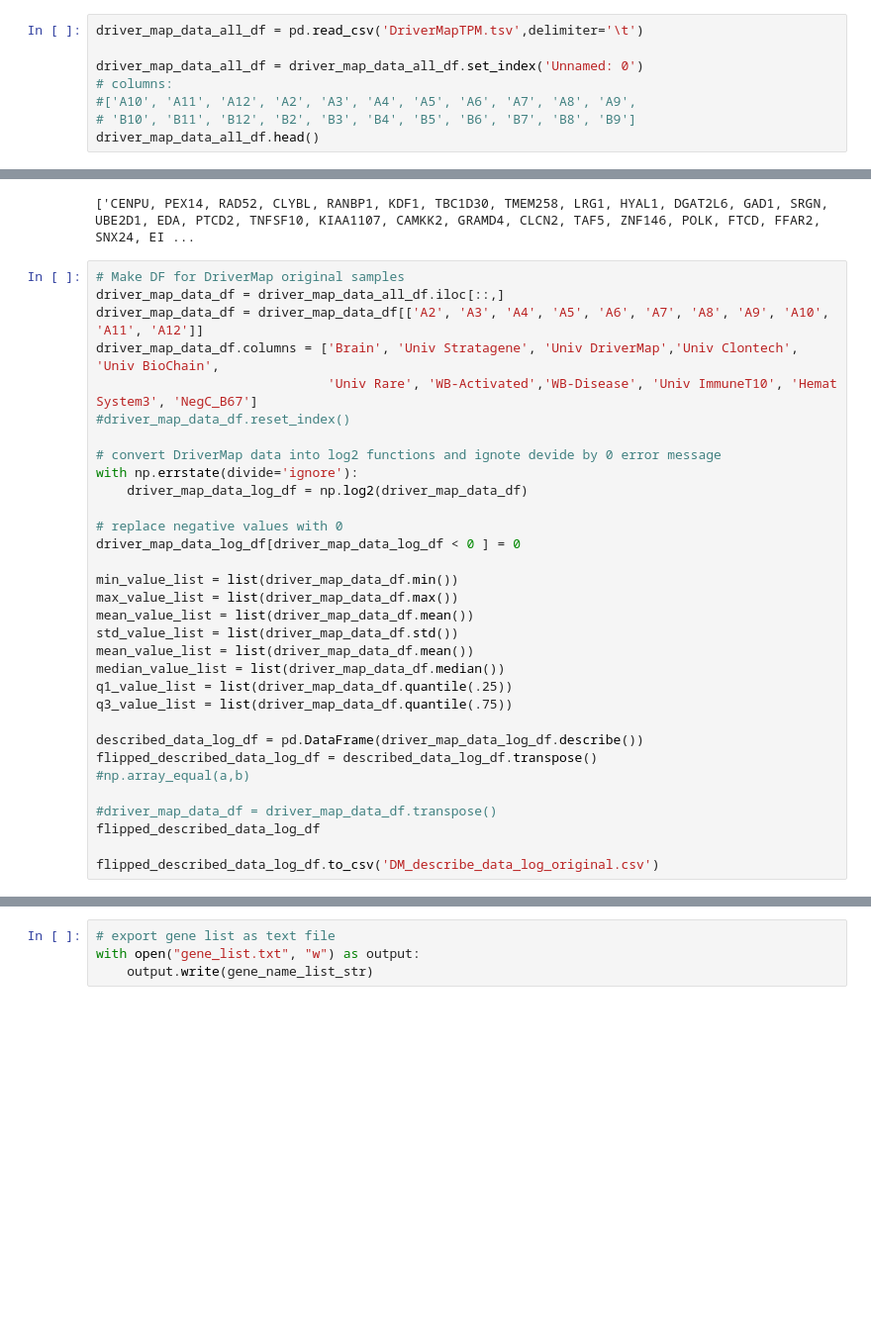
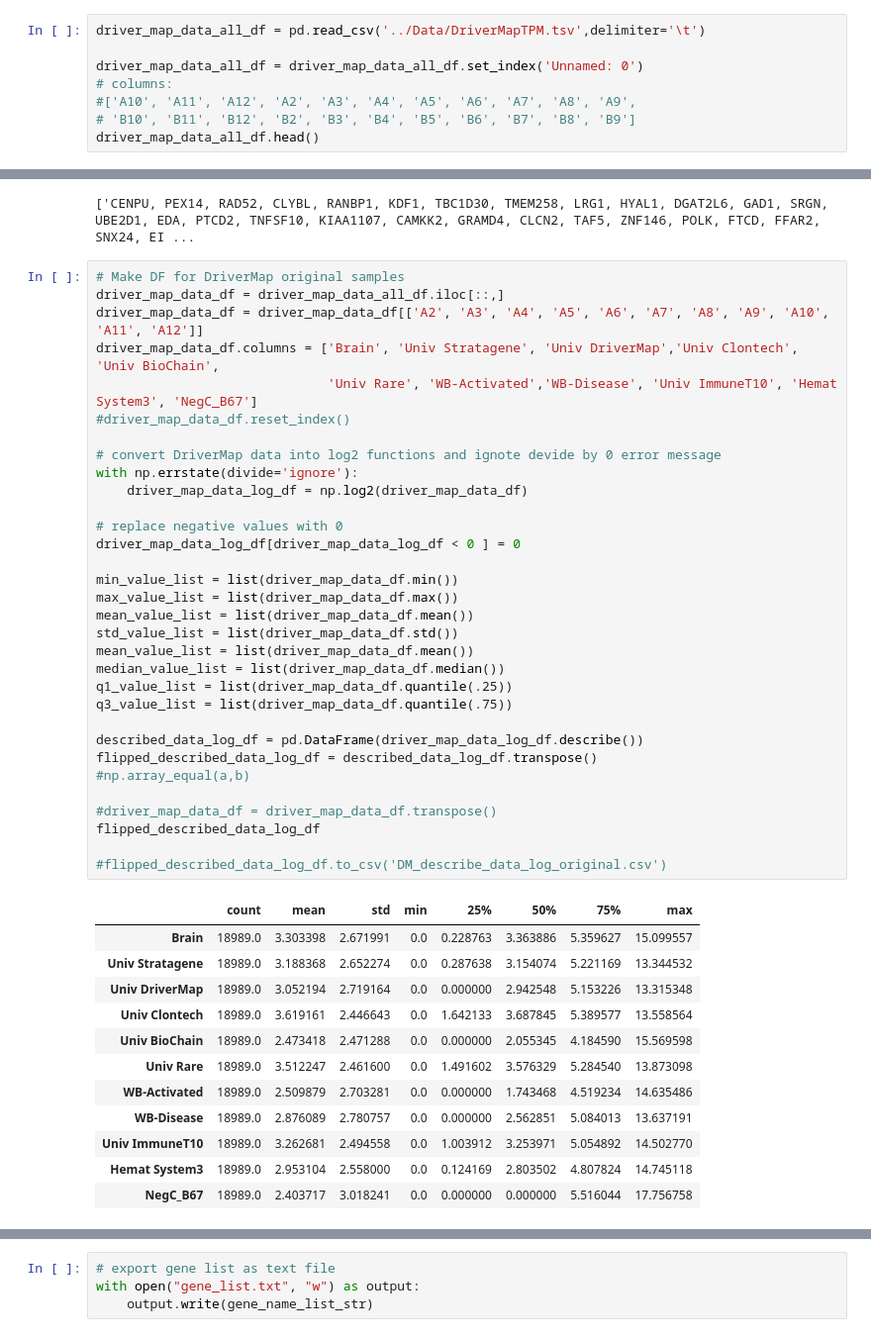
Before and after one commit to lrondi/Project_1, a Jupyter notebook: Leezas files/LS_test-Copy1.ipynb, the cells around one changed output, grey strips where cells are left out. Shown at 99% size. Cells and saved outputs as stored; diff of their text form; blank space fills up the shorter version.

```diff
--- a/Leezas files/LS_test-Copy1.ipynb
+++ b/Leezas files/LS_test-Copy1.ipynb
@@ -10,7 +10,7 @@ import random
 import sys
 from Bio import Entrez
 # %%
-driver_map_data_all_df = pd.read_csv('DriverMapTPM.tsv',delimiter='\t')
+driver_map_data_all_df = pd.read_csv('../Data/DriverMapTPM.tsv',delimiter='\t')
 
 driver_map_data_all_df = driver_map_data_all_df.set_index('Unnamed: 0')
 # columns:
@@ -100,34 +101,47 @@ gene_name_list_str = gene_name_list_str.replace("'", "")
 # Make DF for DriverMap original samples
 driver_map_data_df = driver_map_data_all_df.iloc[::,]
 driver_map_data_df = driver_map_data_df[['A2', 'A3', 'A4', 'A5', 'A6', 'A7', 'A8', 'A9', 'A10', 'A11', 'A12']]
 driver_map_data_df.columns = ['Brain', 'Univ Stratagene', 'Univ DriverMap','Univ Clontech', 'Univ BioChain',
                               'Univ Rare', 'WB-Activated','WB-Disease', 'Univ ImmuneT10', 'Hemat System3', 'NegC_B67']
 #driver_map_data_df.reset_index()
 
 # convert DriverMap data into log2 functions and ignote devide by 0 error message
 with np.errstate(divide='ignore'):
     driver_map_data_log_df = np.log2(driver_map_data_df)
 
 # replace negative values with 0
 driver_map_data_log_df[driver_map_data_log_df < 0 ] = 0
 
 min_value_list = list(driver_map_data_df.min())
 max_value_list = list(driver_map_data_df.max())
 mean_value_list = list(driver_map_data_df.mean())
 std_value_list = list(driver_map_data_df.std())
 mean_value_list = list(driver_map_data_df.mean())
 median_value_list = list(driver_map_data_df.median())
 q1_value_list = list(driver_map_data_df.quantile(.25))
 q3_value_list = list(driver_map_data_df.quantile(.75))
 
 described_data_log_df = pd.DataFrame(driver_map_data_log_df.describe())
 flipped_described_data_log_df = described_data_log_df.transpose()
 #np.array_equal(a,b)
 
 #driver_map_data_df = driver_map_data_df.transpose()
 flipped_described_data_log_df
 
-flipped_described_data_log_df.to_csv('DM_describe_data_log_original.csv')
+#flipped_described_data_log_df.to_csv('DM_describe_data_log_original.csv')
+# %% [output]
+|  | count | mean | std | min | 25% | 50% | 75% | max |
+| Brain | 18989.0 | 3.303398 | 2.671991 | 0.0 | 0.228763 | 3.363886 | 5.359627 | 15.099557 |
+| Univ Stratagene | 18989.0 | 3.188368 | 2.652274 | 0.0 | 0.287638 | 3.154074 | 5.221169 | 13.344532 |
+| Univ DriverMap | 18989.0 | 3.052194 | 2.719164 | 0.0 | 0.000000 | 2.942548 | 5.153226 | 13.315348 |
+| Univ Clontech | 18989.0 | 3.619161 | 2.446643 | 0.0 | 1.642133 | 3.687845 | 5.389577 | 13.558564 |
+| Univ BioChain | 18989.0 | 2.473418 | 2.471288 | 0.0 | 0.000000 | 2.055345 | 4.184590 | 15.569598 |
+| Univ Rare | 18989.0 | 3.512247 | 2.461600 | 0.0 | 1.491602 | 3.576329 | 5.284540 | 13.873098 |
+| WB-Activated | 18989.0 | 2.509879 | 2.703281 | 0.0 | 0.000000 | 1.743468 | 4.519234 | 14.635486 |
+| WB-Disease | 18989.0 | 2.876089 | 2.780757 | 0.0 | 0.000000 | 2.562851 | 5.084013 | 13.637191 |
+| Univ ImmuneT10 | 18989.0 | 3.262681 | 2.494558 | 0.0 | 1.003912 | 3.253971 | 5.054892 | 14.502770 |
+| Hemat System3 | 18989.0 | 2.953104 | 2.558000 | 0.0 | 0.124169 | 2.803502 | 4.807824 | 14.745118 |
+| NegC_B67 | 18989.0 | 2.403717 | 3.018241 | 0.0 | 0.000000 | 0.000000 | 5.516044 | 17.756758 |
 # %%
 # Make DF for DriverMap for samples treated with BSA and
 driver_map_data_bsa_df = driver_map_data_all_df.iloc[::,-12:]
```
Also changed, not shown: parts of 2 cells of this notebook, 39 other files.
